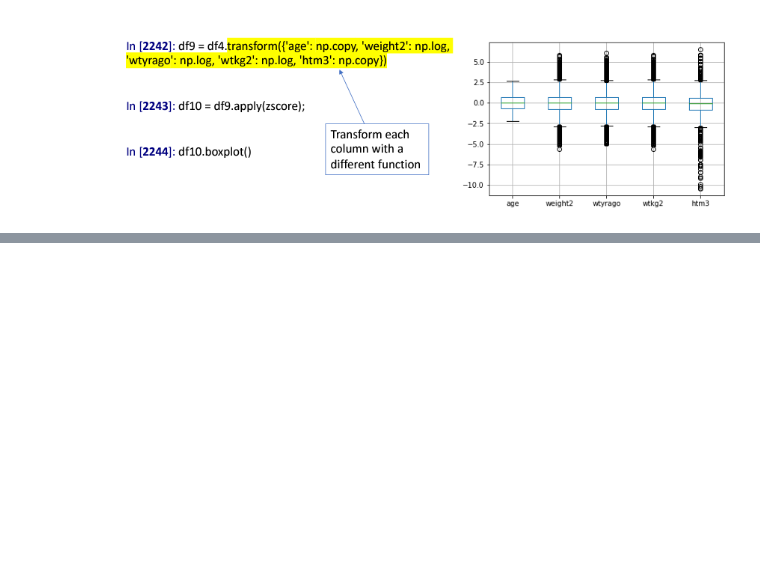
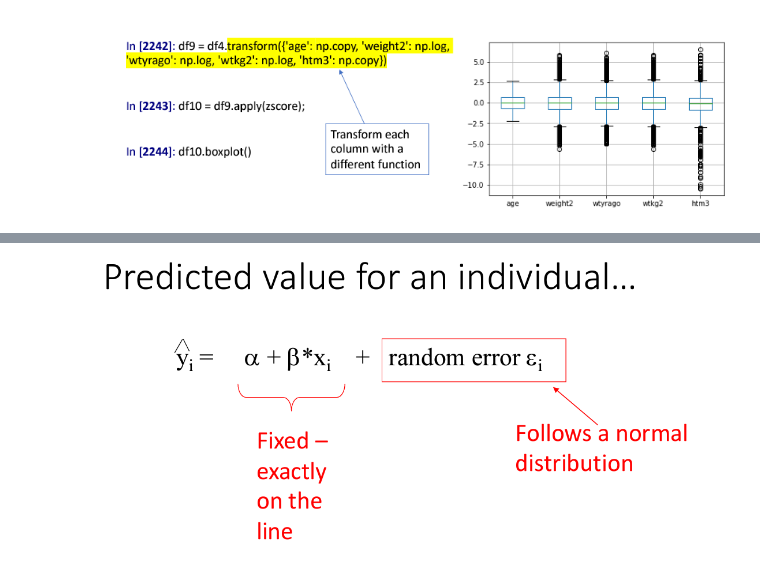
Before and after one commit to retrouvm/Code-Practice, a Jupyter notebook: Data_Science/lectures/lecture17.ipynb, the cells around one changed output, grey strips where cells are left out. Drawn from its saved outputs; the diff is of its cells as text; code cells hidden in the pictures; blank space fills up the shorter version.

```diff
--- a/Data_Science/lectures/lecture17.ipynb
+++ b/Data_Science/lectures/lecture17.ipynb
@@ -83,0 +126,4 @@ Image(filename=r"C:\Users\rmani\OneDrive\Pictures\transform.png")
+# %%
+Image(filename=r"C:\Users\rmani\OneDrive\Pictures\rand.png")
+# %% [output]
+[figure, added]
```
Also changed, not shown: parts of 8 cells of this notebook, 1 other file.
